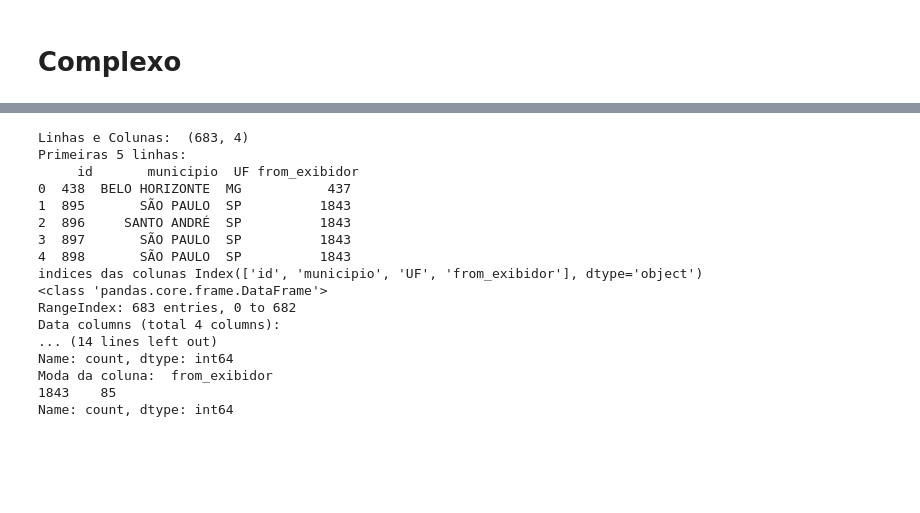
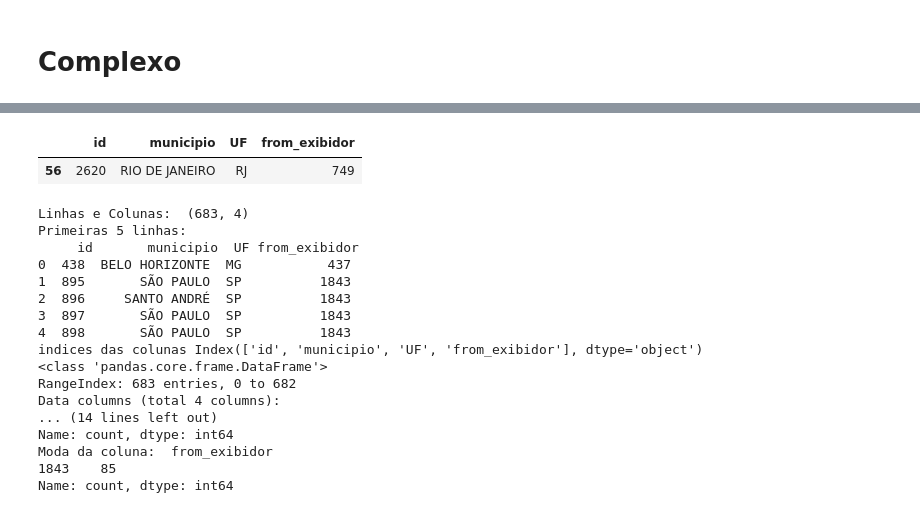
Before and after one commit to jhe-sua/A2_introcomp, a Jupyter notebook: Analise_Analitica.ipynb, the cells around one changed output, grey strips where cells are left out. Drawn from its saved outputs; the diff is of its cells as text; code cells hidden in the pictures; blank space fills up the shorter version.

```diff
--- a/Analise_Analitica.ipynb
+++ b/Analise_Analitica.ipynb
@@ -189,3 +179,8 @@ complexo
+# %%
+complexo[complexo.id == 2620]
+# %% [output]
+|  | id | municipio | UF | from_exibidor |
+| 56 | 2620 | RIO DE JANEIRO | RJ | 749 |
 # %%
 complexo.municipio = complexo.municipio.astype("category")
 complexo.UF = complexo.UF.astype("category")
```
Also changed, not shown: parts of 5 cells of this notebook, 2 other files.
